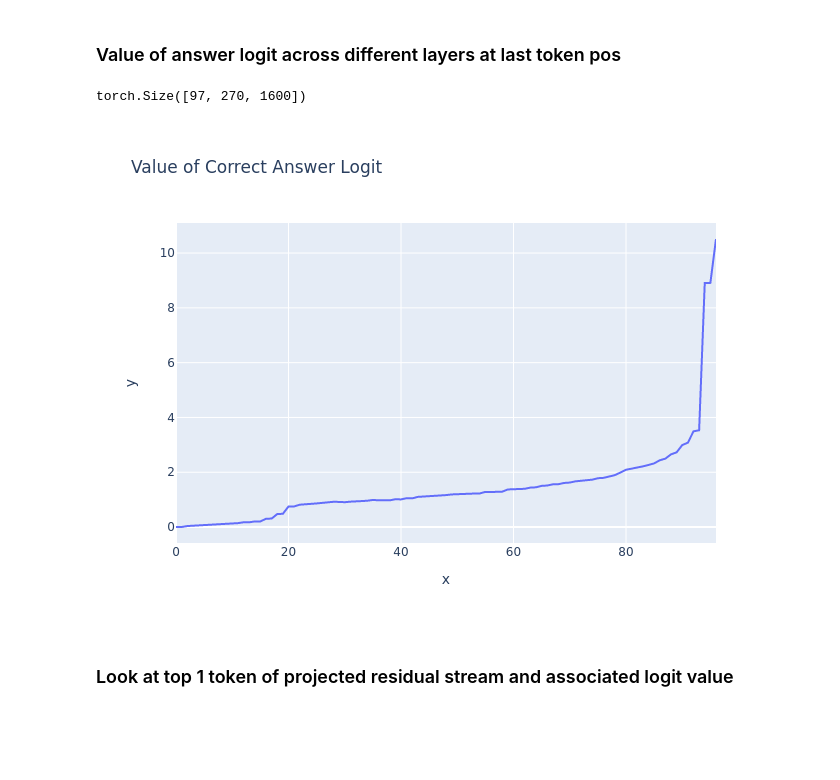
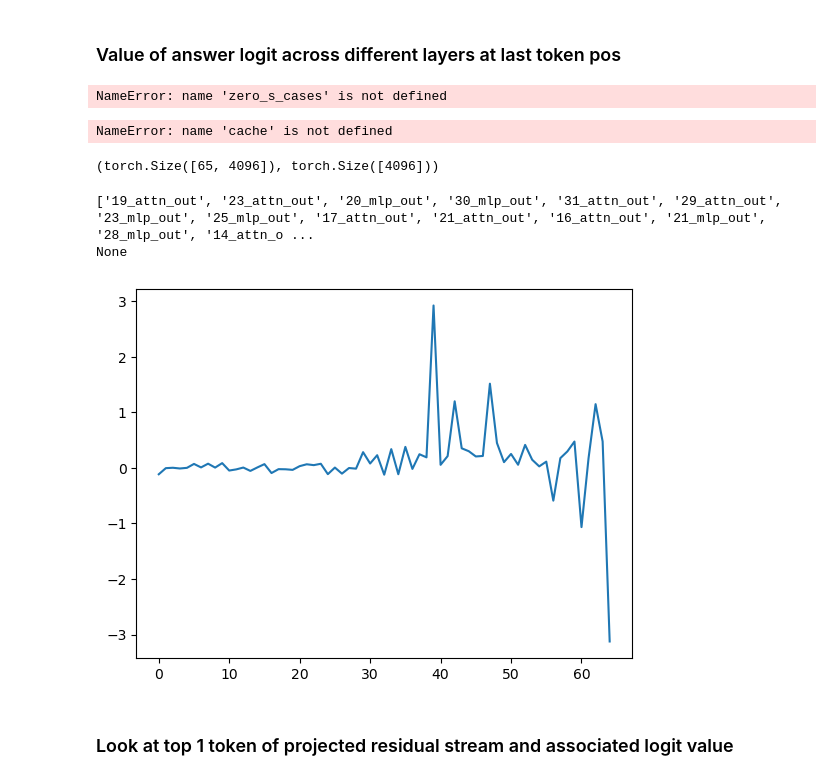
Before and after one commit to Itam67/function_vectors, a Jupyter notebook: notebooks/ICL_Explorations.ipynb, the cells around one changed output. Drawn from its saved outputs; the diff is of its cells as text; code cells hidden in the pictures; blank space fills up the shorter version.

```diff
--- a/notebooks/ICL_Explorations.ipynb
+++ b/notebooks/ICL_Explorations.ipynb
@@ -177,19 +249,13 @@ prompt_num = 0
-# %%
-# Returns the accumulated residual stream at each layer/sub-layer and apply_ln applies final layer norm
-accumulated_residual, labels = cache.accumulated_resid(
-    layer=-1, incl_mid=True, pos_slice=-1, apply_ln=True, return_labels=True
-)
-print(accumulated_residual.shape)
-
-#Project each layer residual at last token onto vocab space
-projection_vocab = einsum("layer d_model, d_model d_vocab --> layer d_vocab", accumulated_residual[:,prompt_num,:], model.W_U)
-
-
-line(
-    projection_vocab[:,answers_tokens.flatten()[prompt_num]].flatten(),
-    hover_name=labels,
-    title="Value of Correct Answer Logit",
-)
-# %% [output]
-torch.Size([97, 270, 1600])
-[figure, removed]
+# %%
+# Select which prompt
+prompt_num = 1
+
+# Get tokens from prompt and first layer of intervention
+prompt_dict = zero_s_cases[prompt_num]
+tks = prompt_dict['tokens']
+answer_tk = prompt_dict['answer_tk']
+layer = prompt_dict['layers'][0]
+
+diffs, labels, cache, logits = get_intervention_activations_diff(model, tks, layer)
+# %% [output]
+NameError: name 'zero_s_cases' is not defined
@@ -196,3 +267,40 @@ torch.Size([97, 270, 1600])
+# %%
+#Project each layer residual at last token onto vocab space
+accumulated_residual, labels = cache.accumulated_resid(
+    layer=-1, incl_mid=True, return_labels=True, apply_ln=True
+)
+
+
+projection_vocab_acc = einsum("layer d_model, d_model d_vocab --> layer d_vocab", accumulated_residual[:,0,-1], model.W_U)
+
+
+plt.plot(projection_vocab_acc[:,answers_tokens[prompt_num, -1]].cpu().numpy())
+# %% [output]
+NameError: name 'cache' is not defined
+# %%
+for i, x in enumerate(model.to_str_tokens(projection_vocab_acc.argmax(dim=1))):
+    print(labels[i], i, "TOP TOKEN: " + x)
+# %%
+per_component_residual[:,-1,:].shape, model.W_U[:,answer_tk].shape
+# %% [output]
+(torch.Size([65, 4096]), torch.Size([4096]))
+# %%
+#Project each component contribution residual at last token onto vocab space
+per_component_residual, decomp_labels = cache.decompose_resid(
+    layer=-1, pos_slice=-1, return_labels=True
+)
+
+
+dots_vocab = einsum("layer d_model, d_model --> layer", per_component_residual[:,-1,:], model.W_U[:,answer_tk])
+
+
+plt.plot(dots_vocab.cpu().numpy())
+
+print(print([decomp_labels[x] for x in dots_vocab.cpu().topk(30).indices]))
+# %% [output]
+['19_attn_out', '23_attn_out', '20_mlp_out', '30_mlp_out', '31_attn_out', '29_attn_out', '23_mlp_out', '25_mlp_out', '17_attn_out', '21_attn_out', '16_attn_out', '21_mlp_out', '28_mlp_out', '14_attn_o ...
+None
+[figure, added]
 # %% [markdown]
 ### Look at top 1 token of projected residual stream and associated logit value
 # %%
```
Also changed, not shown: parts of 27 cells of this notebook.
